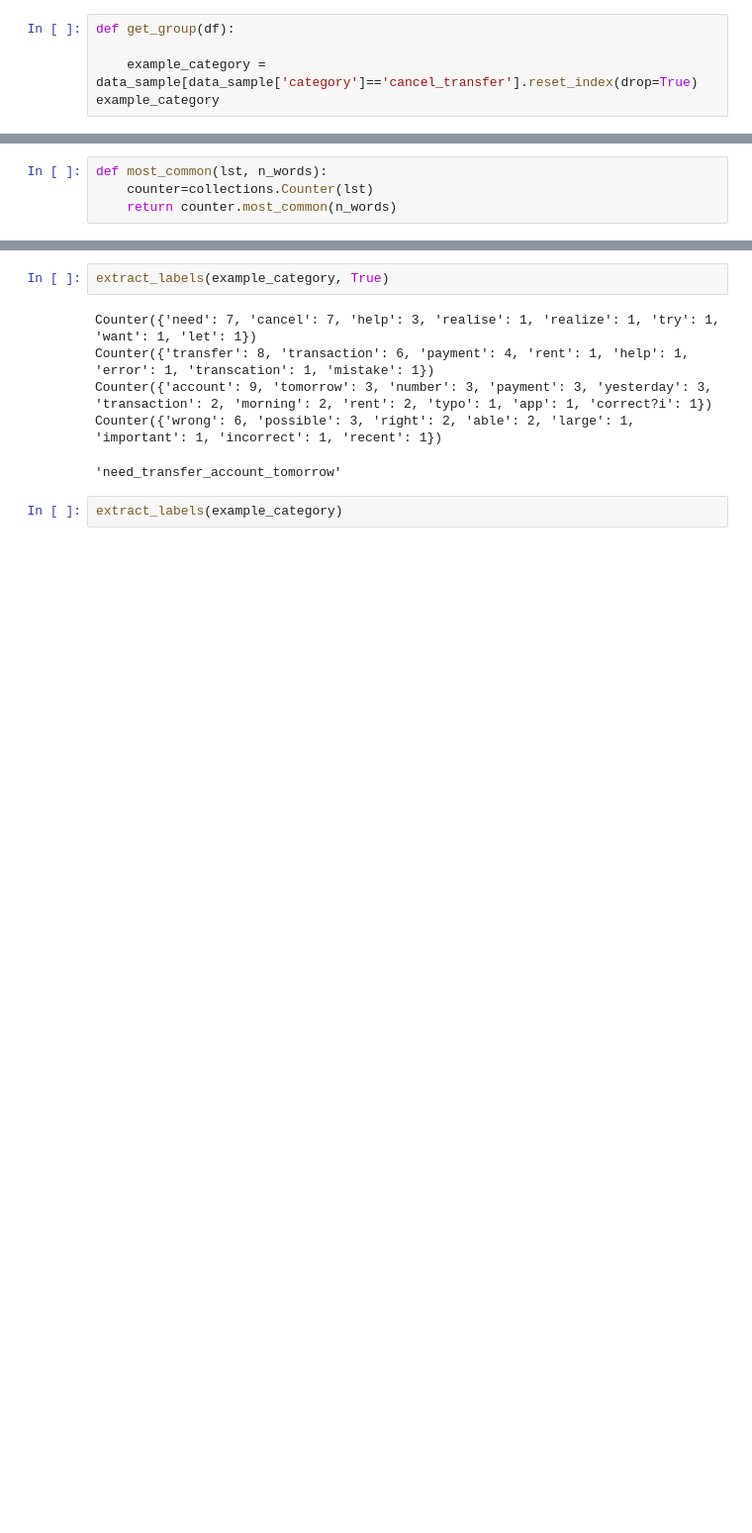
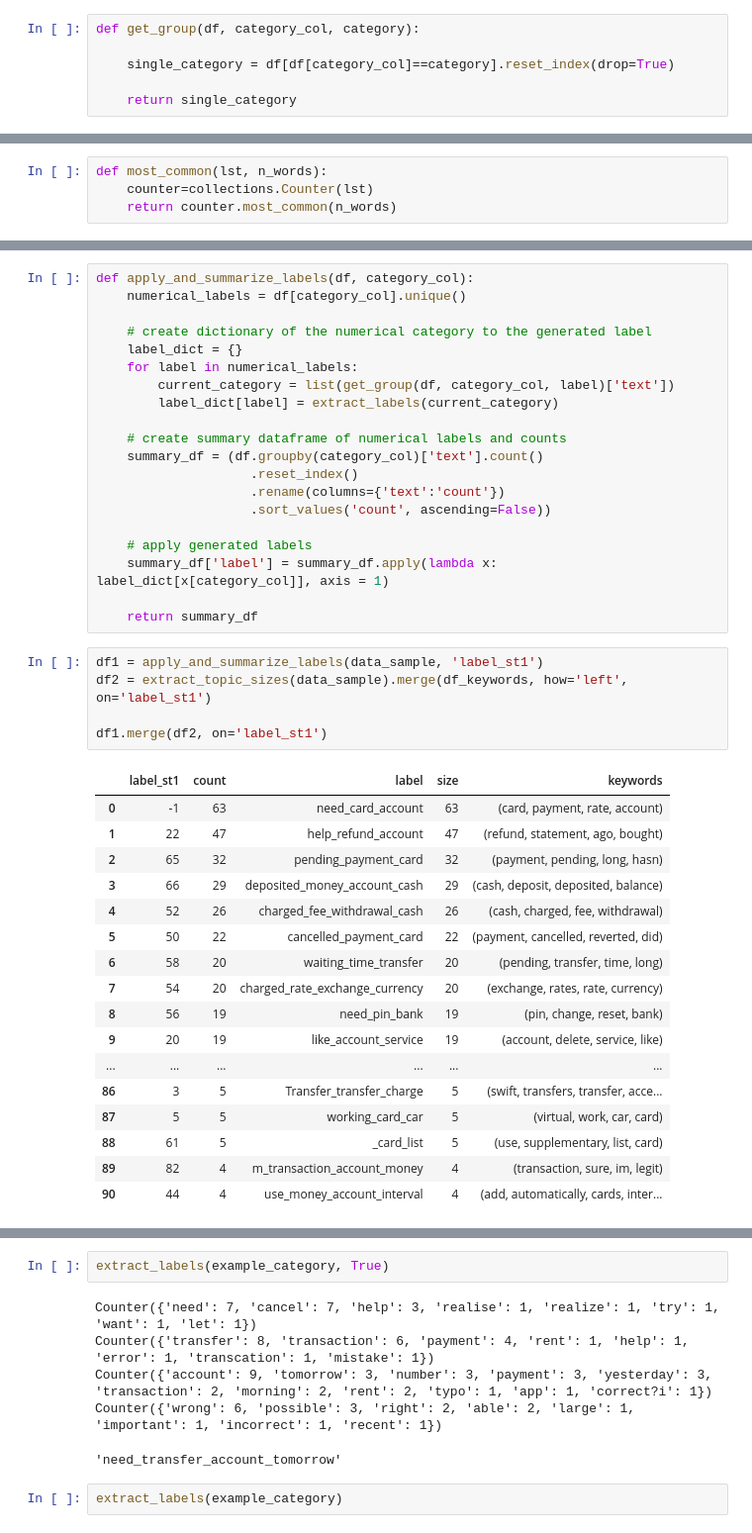
Before and after one commit to dborrelli/chat-intents, a Jupyter notebook: notebooks/06-label-intents.ipynb, the cells around one changed output, grey strips where cells are left out. Shown at 99% size. Cells and saved outputs as stored; diff of their text form; blank space fills up the shorter version.

```diff
--- a/notebooks/06-label-intents.ipynb
+++ b/notebooks/06-label-intents.ipynb
@@ -102,5 +83,6 @@ array(['card_delivery_estimate', 'cash_withdrawal_charge',
 # %%
-def get_group(df):
+def get_group(df, category_col, category):
 
-    example_category = data_sample[data_sample['category']=='cancel_transfer'].reset_index(drop=True)
-example_category
+    single_category = df[df[category_col]==category].reset_index(drop=True)
+
+    return single_category
@@ -173,3 +150,46 @@ def extract_labels(category_docs, print_word_counts=False):
     label = '_'.join(words)
 
     return label
+# %%
+def apply_and_summarize_labels(df, category_col):
+    numerical_labels = df[category_col].unique()
+
+    # create dictionary of the numerical category to the generated label
+    label_dict = {}
+    for label in numerical_labels:
+        current_category = list(get_group(df, category_col, label)['text'])
+        label_dict[label] = extract_labels(current_category)
+
+    # create summary dataframe of numerical labels and counts
+    summary_df = (df.groupby(category_col)['text'].count()
+                    .reset_index()
+                    .rename(columns={'text':'count'})
+                    .sort_values('count', ascending=False))
+
+    # apply generated labels
+    summary_df['label'] = summary_df.apply(lambda x: label_dict[x[category_col]], axis = 1)
+
+    return summary_df
+# %%
+df1 = apply_and_summarize_labels(data_sample, 'label_st1')
+df2 = extract_topic_sizes(data_sample).merge(df_keywords, how='left', on='label_st1')
+
+df1.merge(df2, on='label_st1')
+# %% [output]
+|  | label_st1 | count | label | size | keywords |
+| 0 | -1 | 63 | need_card_account | 63 | (card, payment, rate, account) |
+| 1 | 22 | 47 | help_refund_account | 47 | (refund, statement, ago, bought) |
+| 2 | 65 | 32 | pending_payment_card | 32 | (payment, pending, long, hasn) |
+| 3 | 66 | 29 | deposited_money_account_cash | 29 | (cash, deposit, deposited, balance) |
+| 4 | 52 | 26 | charged_fee_withdrawal_cash | 26 | (cash, charged, fee, withdrawal) |
+| 5 | 50 | 22 | cancelled_payment_card | 22 | (payment, cancelled, reverted, did) |
+| 6 | 58 | 20 | waiting_time_transfer | 20 | (pending, transfer, time, long) |
+| 7 | 54 | 20 | charged_rate_exchange_currency | 20 | (exchange, rates, rate, currency) |
+| 8 | 56 | 19 | need_pin_bank | 19 | (pin, change, reset, bank) |
+| 9 | 20 | 19 | like_account_service | 19 | (account, delete, service, like) |
+| ... | ... | ... | ... | ... | ... |
+| 86 | 3 | 5 | Transfer_transfer_charge | 5 | (swift, transfers, transfer, acce... |
+| 87 | 5 | 5 | working_card_car | 5 | (virtual, work, car, card) |
+| 88 | 61 | 5 | _card_list | 5 | (use, supplementary, list, card) |
+| 89 | 82 | 4 | m_transaction_account_money | 4 | (transaction, sure, im, legit) |
+| 90 | 44 | 4 | use_money_account_interval | 4 | (add, automatically, cards, inter... |
```
Also changed, not shown: parts of 14 cells of this notebook, 1 other file.
